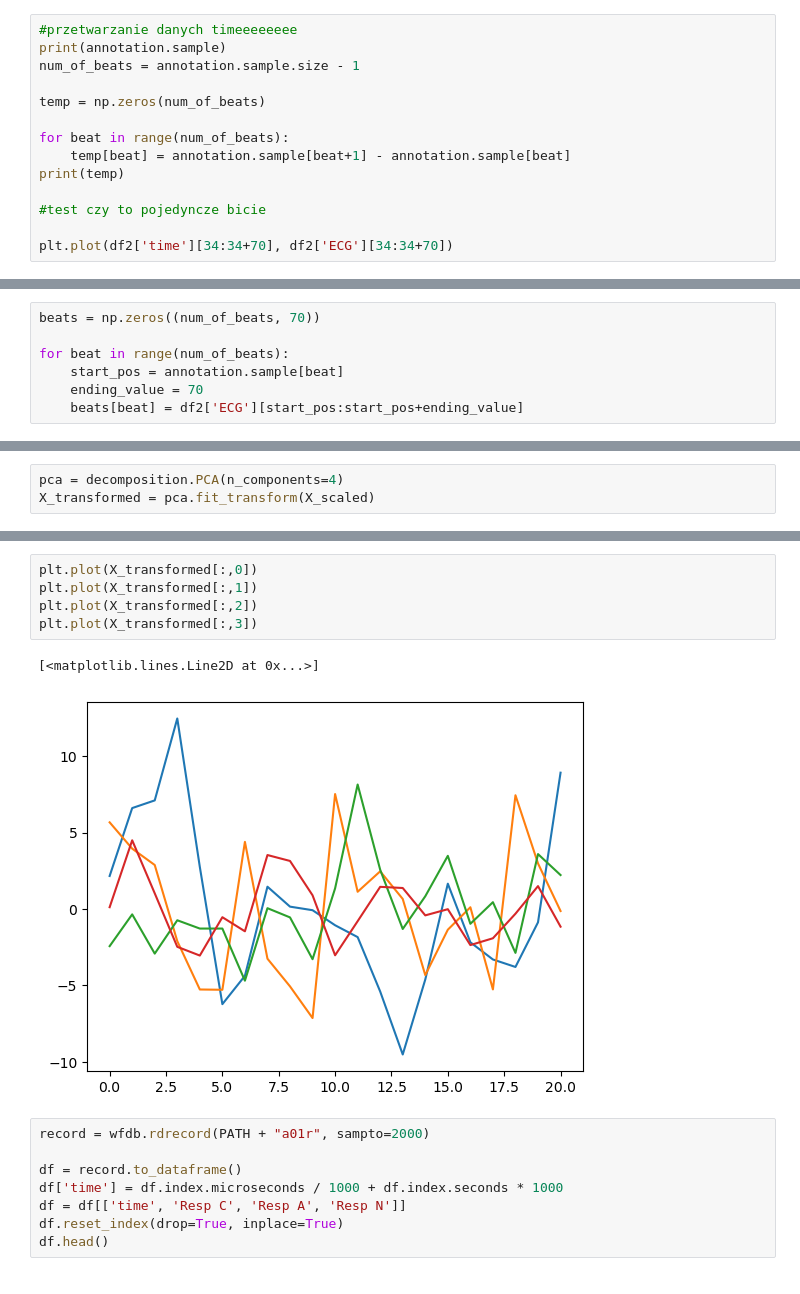
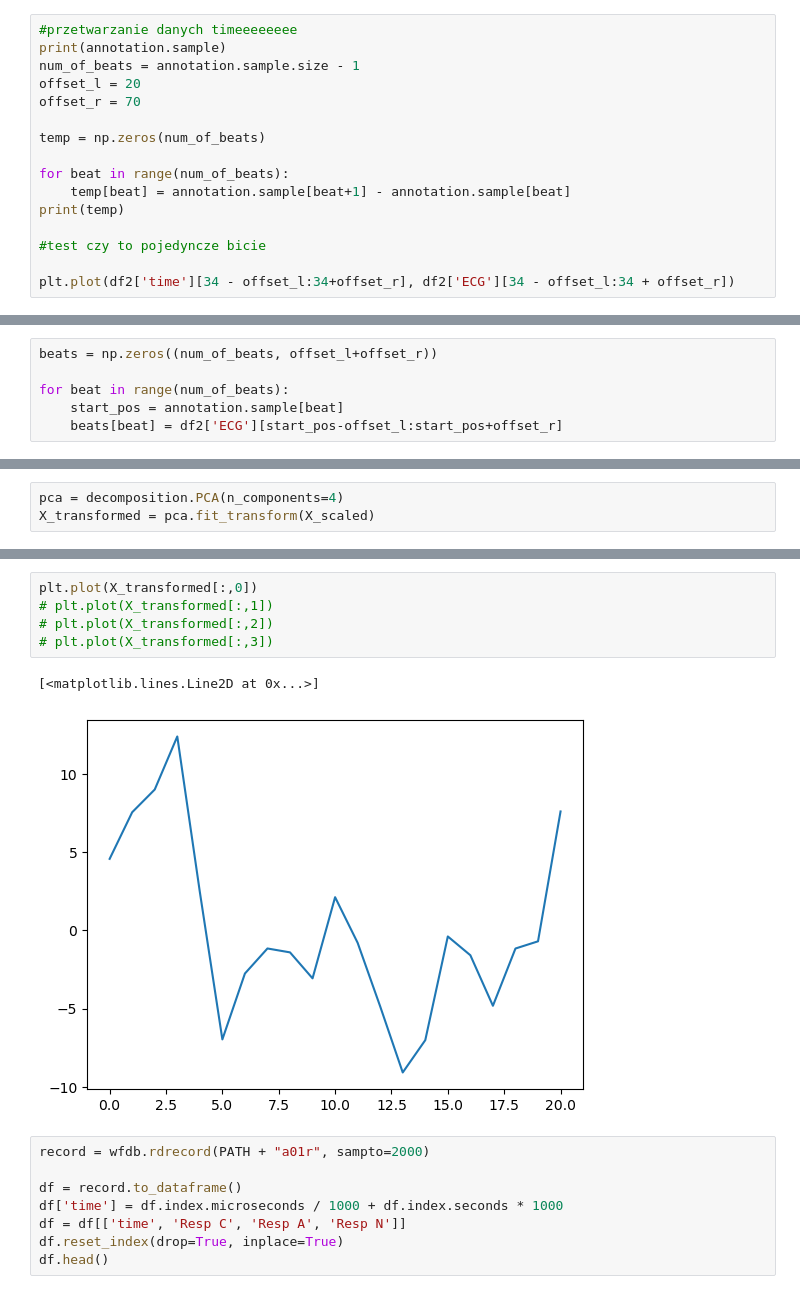
Before and after one commit to ciuek/ECG-Derived-Respiration, a Jupyter notebook: ecg.ipynb, the cells around one changed output, grey strips where cells are left out. Saved outputs shown, nothing was run; the diff lists cells and outputs as text.

```diff
--- a/ecg.ipynb
+++ b/ecg.ipynb
@@ -34,6 +42,8 @@ wfdb.plot_wfdb(record=record_ecg, annotation=annotation,
 #przetwarzanie danych timeeeeeeee
 print(annotation.sample)
 num_of_beats = annotation.sample.size - 1
+offset_l = 20
+offset_r = 70
 
 temp = np.zeros(num_of_beats)
 
@@ -43,7 +53,7 @@ print(temp)
 
 #test czy to pojedyncze bicie
 
-plt.plot(df2['time'][34:34+70], df2['ECG'][34:34+70])
+plt.plot(df2['time'][34 - offset_l:34+offset_r], df2['ECG'][34 - offset_l:34 + offset_r])
 # %% [output]
 [  34  123  207  290  373  461  554  652  746  839  932 1033 1135 1236
  1335 1432 1527 1625 1725 1820 1910 1995]
@@ -54,10 +64,9 @@ plt.plot(df2['time'][34:34+70], df2['ECG'][34:34+70])
 # %%
-beats = np.zeros((num_of_beats, 70))
+beats = np.zeros((num_of_beats, offset_l+offset_r))
 
 for beat in range(num_of_beats):
     start_pos = annotation.sample[beat]
-    ending_value = 70
-    beats[beat] = df2['ECG'][start_pos:start_pos+ending_value]
+    beats[beat] = df2['ECG'][start_pos-offset_l:start_pos+offset_r]
 # %%
 #jakas zabawa
 # qrs_inds = processing.qrs.gqrs_detect(sig=record_ecg.p_signal[:,0], fs=200)
@@ -111,11 +120,11 @@ print(eigen_values)
 # %%
 plt.plot(X_transformed[:,0])
-plt.plot(X_transformed[:,1])
-plt.plot(X_transformed[:,2])
-plt.plot(X_transformed[:,3])
+# plt.plot(X_transformed[:,1])
+# plt.plot(X_transformed[:,2])
+# plt.plot(X_transformed[:,3])
 # %% [output]
 [<matplotlib.lines.Line2D at 0x...>]
-[figure, old version]
+[figure, new version]
 # %%
 record = wfdb.rdrecord(PATH + "a01r", sampto=2000)
 
```
Also changed, not shown: parts of 3 cells of this notebook.
